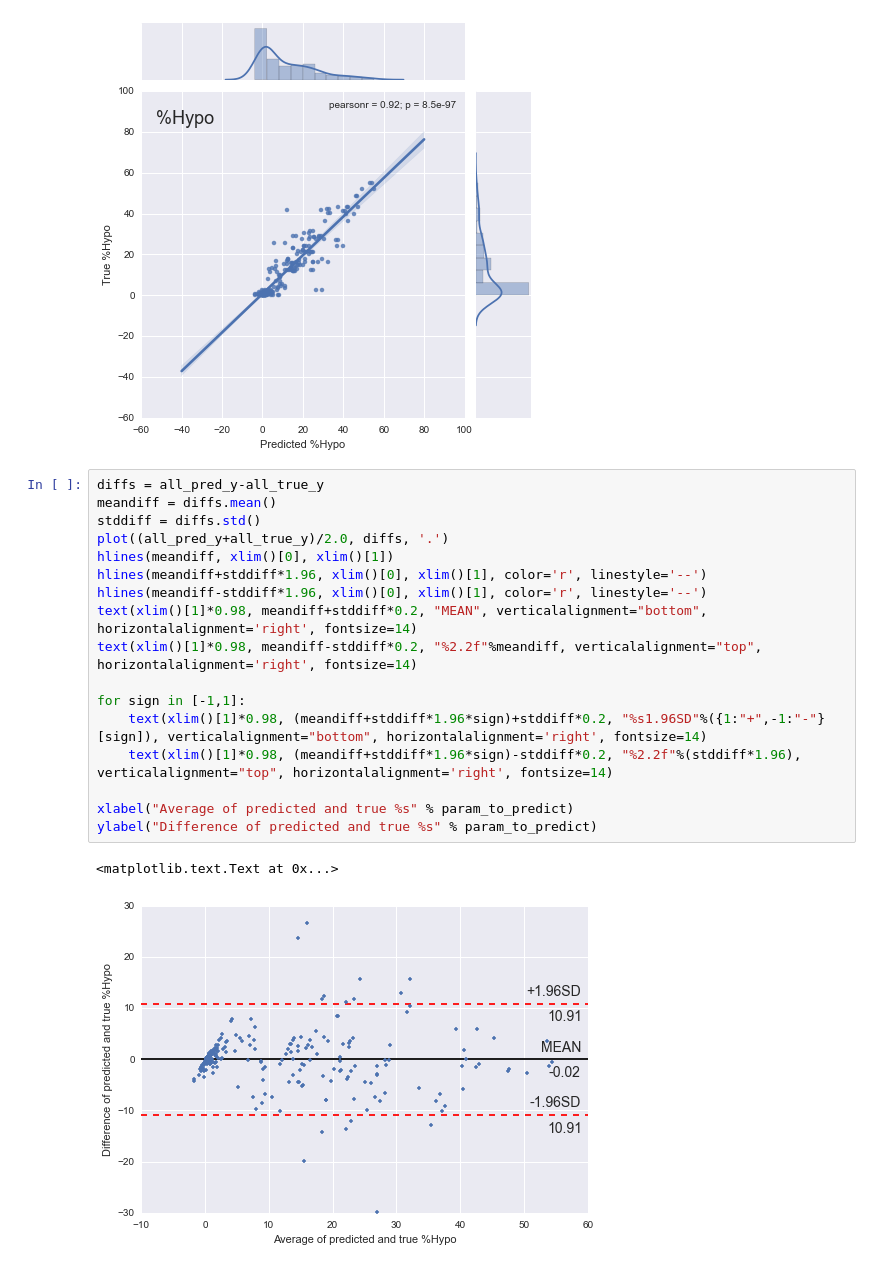
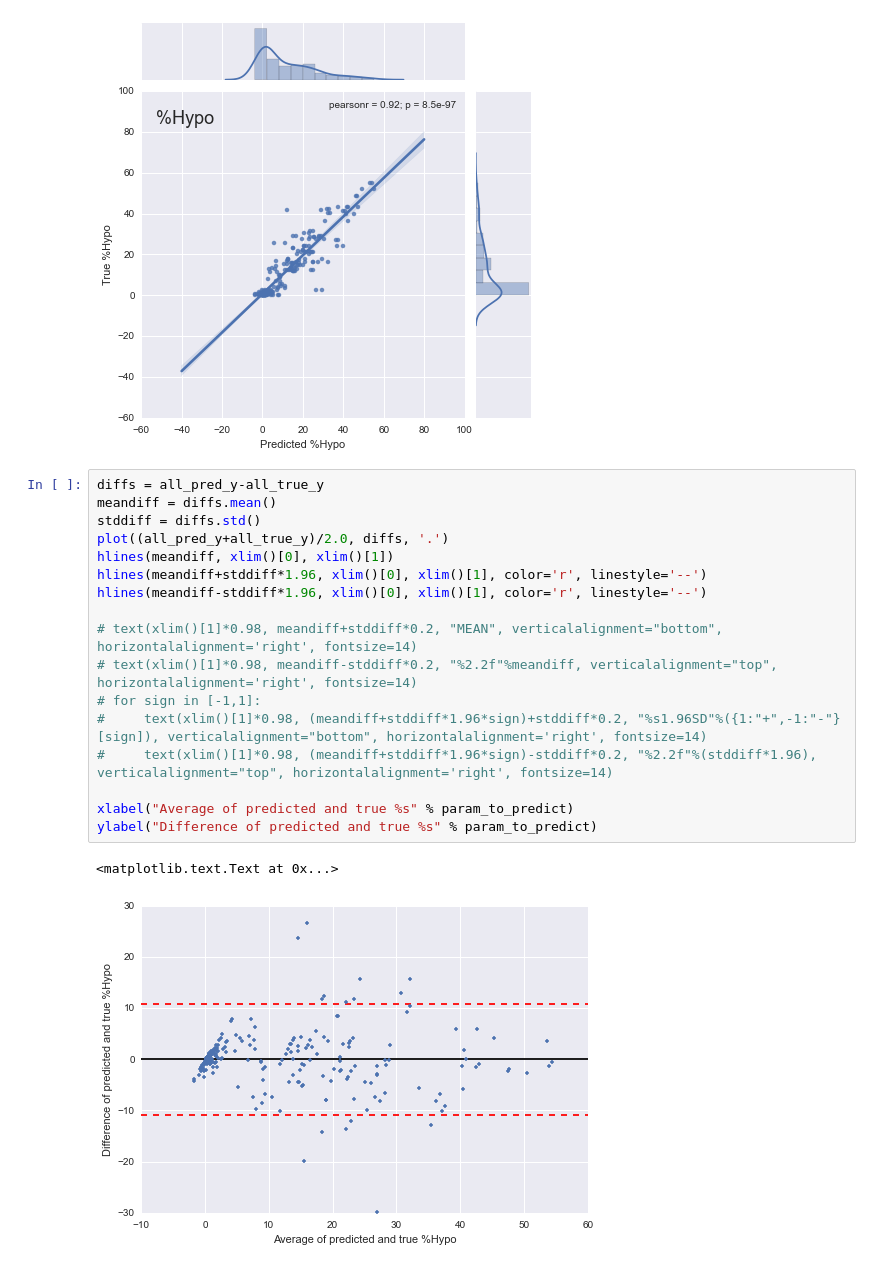
Before and after one commit to alexbw/ida, a Jupyter notebook: prediction/Analyzing best regression.ipynb, the cells around one changed output. Cells and saved outputs as stored; diff of their text form.

```diff
--- a/prediction/Analyzing best regression.ipynb
+++ b/prediction/Analyzing best regression.ipynb
@@ -226,20 +226,20 @@ Mean deviation: -0.02 +/- 5.56 (standard deviation)
 # %%
 diffs = all_pred_y-all_true_y
 meandiff = diffs.mean()
 stddiff = diffs.std()
 plot((all_pred_y+all_true_y)/2.0, diffs, '.')
 hlines(meandiff, xlim()[0], xlim()[1])
 hlines(meandiff+stddiff*1.96, xlim()[0], xlim()[1], color='r', linestyle='--')
 hlines(meandiff-stddiff*1.96, xlim()[0], xlim()[1], color='r', linestyle='--')
-text(xlim()[1]*0.98, meandiff+stddiff*0.2, "MEAN", verticalalignment="bottom", horizontalalignment='right', fontsize=14)
-text(xlim()[1]*0.98, meandiff-stddiff*0.2, "%2.2f"%meandiff, verticalalignment="top", horizontalalignment='right', fontsize=14)
 
-for sign in [-1,1]:
-    text(xlim()[1]*0.98, (meandiff+stddiff*1.96*sign)+stddiff*0.2, "%s1.96SD"%({1:"+",-1:"-"}[sign]), verticalalignment="bottom", horizontalalignment='right', fontsize=14)
-    text(xlim()[1]*0.98, (meandiff+stddiff*1.96*sign)-stddiff*0.2, "%2.2f"%(stddiff*1.96), verticalalignment="top", horizontalalignment='right', fontsize=14)
+# text(xlim()[1]*0.98, meandiff+stddiff*0.2, "MEAN", verticalalignment="bottom", horizontalalignment='right', fontsize=14)
+# text(xlim()[1]*0.98, meandiff-stddiff*0.2, "%2.2f"%meandiff, verticalalignment="top", horizontalalignment='right', fontsize=14)
+# for sign in [-1,1]:
+#     text(xlim()[1]*0.98, (meandiff+stddiff*1.96*sign)+stddiff*0.2, "%s1.96SD"%({1:"+",-1:"-"}[sign]), verticalalignment="bottom", horizontalalignment='right', fontsize=14)
+#     text(xlim()[1]*0.98, (meandiff+stddiff*1.96*sign)-stddiff*0.2, "%2.2f"%(stddiff*1.96), verticalalignment="top", horizontalalignment='right', fontsize=14)
 
 xlabel("Average of predicted and true %s" % param_to_predict)
 ylabel("Difference of predicted and true %s" % param_to_predict)
 # %% [output]
 <matplotlib.text.Text at 0x...>
-[figure, old version]
+[figure, new version]
```
Also changed, not shown: 1 other file.
